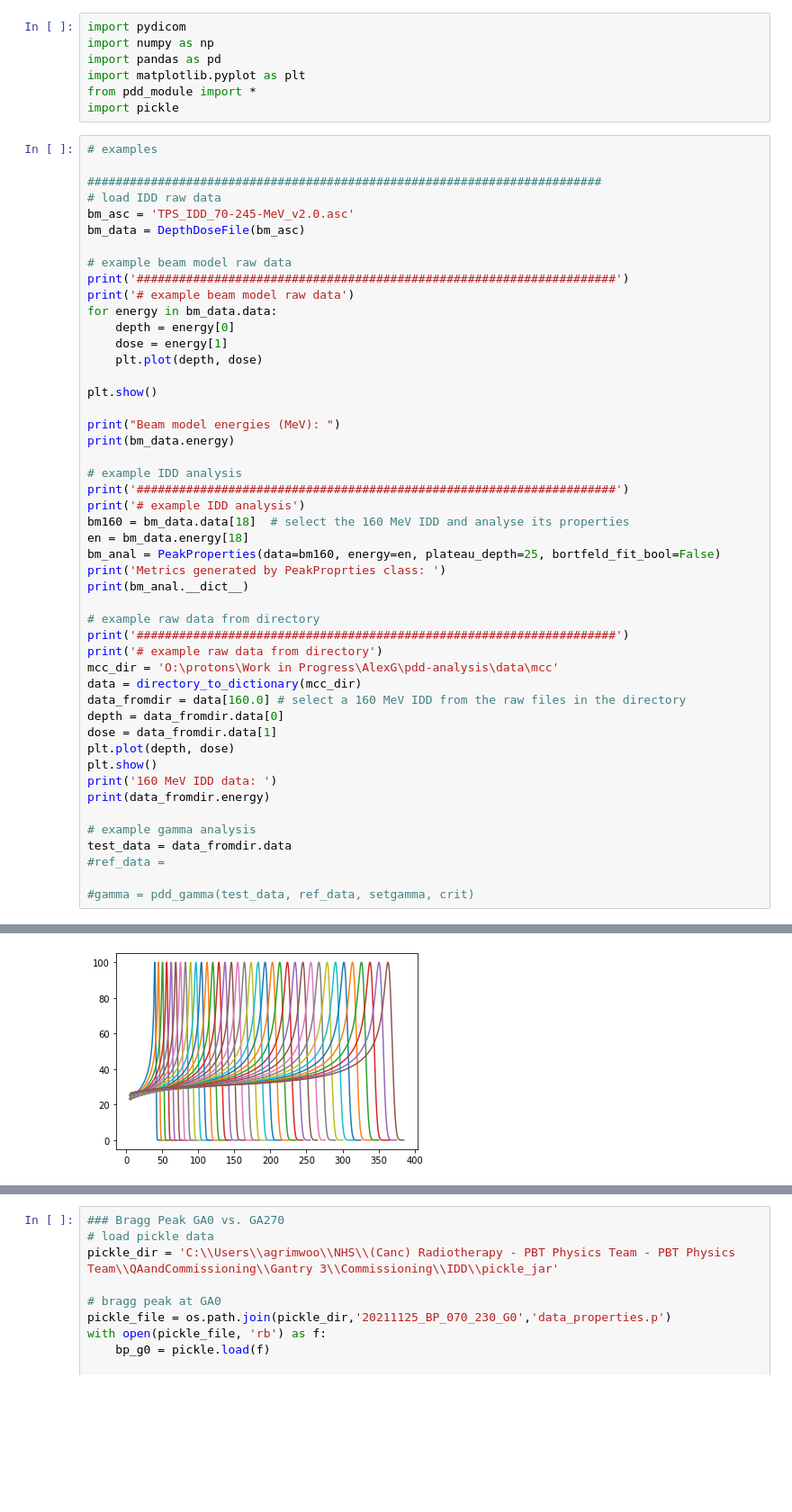
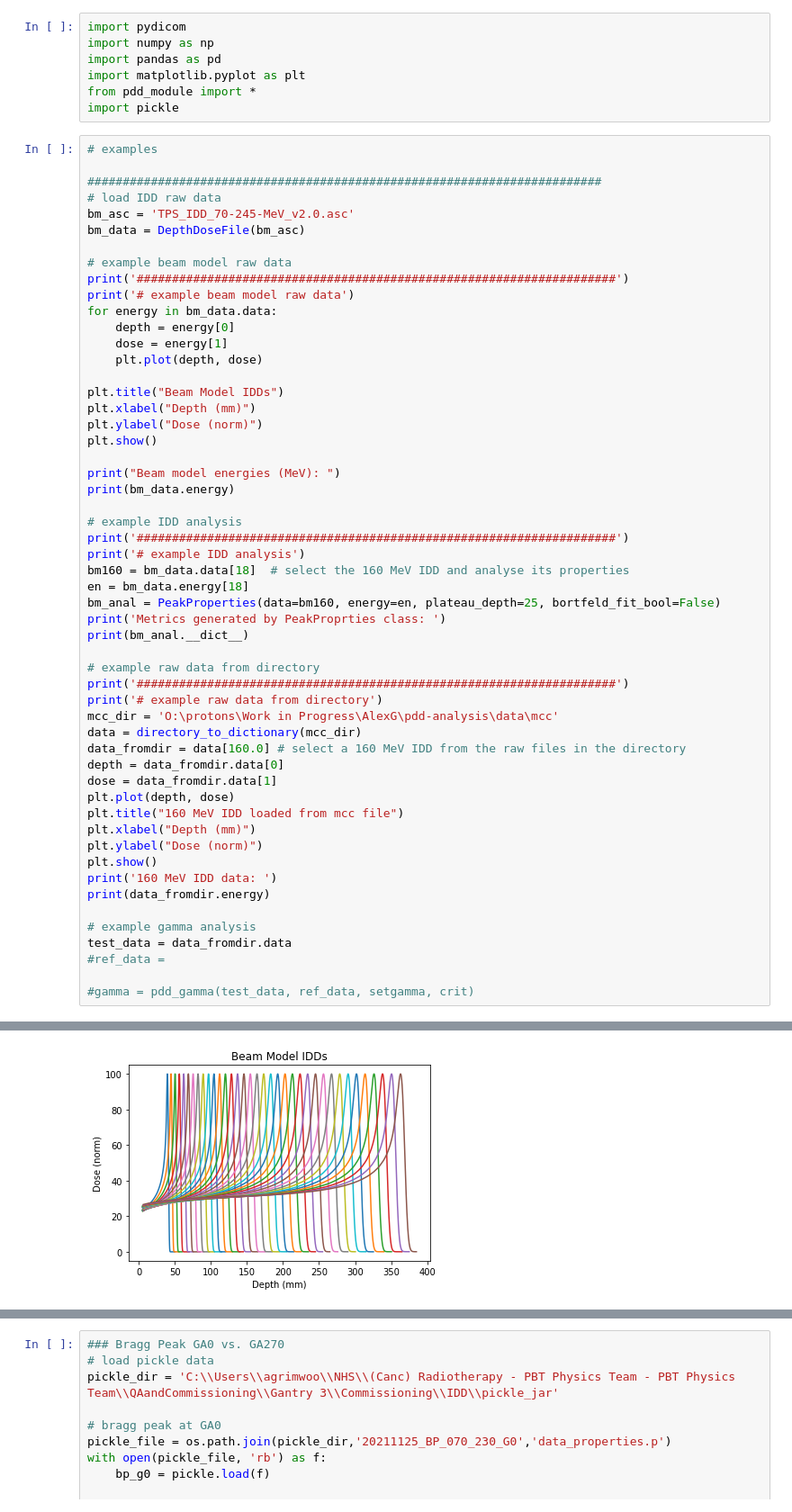
Before and after one commit to UCLHp/pdd-analysis, a Jupyter notebook: gantry3_IDD_analysis.ipynb, the cells around one changed output, grey strips where cells are left out. Shown at 90% size. Drawn from its saved outputs; the diff is of its cells as text; blank space fills up the shorter version.

```diff
--- a/gantry3_IDD_analysis.ipynb
+++ b/gantry3_IDD_analysis.ipynb
@@ -21,6 +21,9 @@ for energy in bm_data.data:
     dose = energy[1]
     plt.plot(depth, dose)
 
+plt.title("Beam Model IDDs")
+plt.xlabel("Depth (mm)")
+plt.ylabel("Dose (norm)")
 plt.show()
 
 print("Beam model energies (MeV): ")
@@ -29,34 +32,37 @@ print(bm_data.energy)
 # example IDD analysis
 print('####################################################################')
 print('# example IDD analysis')
 bm160 = bm_data.data[18]  # select the 160 MeV IDD and analyse its properties
 en = bm_data.energy[18]
 bm_anal = PeakProperties(data=bm160, energy=en, plateau_depth=25, bortfeld_fit_bool=False)
 print('Metrics generated by PeakProprties class: ')
 print(bm_anal.__dict__)
 
 # example raw data from directory
 print('####################################################################')
 print('# example raw data from directory')
 mcc_dir = 'O:\protons\Work in Progress\AlexG\pdd-analysis\data\mcc'
 data = directory_to_dictionary(mcc_dir)
 data_fromdir = data[160.0] # select a 160 MeV IDD from the raw files in the directory
 depth = data_fromdir.data[0]
 dose = data_fromdir.data[1]
 plt.plot(depth, dose)
+plt.title("160 MeV IDD loaded from mcc file")
+plt.xlabel("Depth (mm)")
+plt.ylabel("Dose (norm)")
 plt.show()
 print('160 MeV IDD data: ')
 print(data_fromdir.energy)
 
 # example gamma analysis
 test_data = data_fromdir.data
 #ref_data =
 
 #gamma = pdd_gamma(test_data, ref_data, setgamma, crit)
 # %% [output]
 ####################################################################
 # example beam model raw data
-[figure, old version]
+[figure, new version]
 Beam model energies (MeV):
 [70.0, 75.0, 80.0, 85.0, 90.0, 95.0, 100.0, 105.0, 110.0, 115.0, 120.0, 125.0, 130.0, 135.0, 140.0, 145.0, 150.0, 155.0, 160.0, 165.0, 170.0, 175.0, 180.0, 185.0, 190.0, 195.0, 200.0, 205.0, 210.0, 21 ...
 ####################################################################
```
Also changed, not shown: parts of 18 cells of this notebook.
